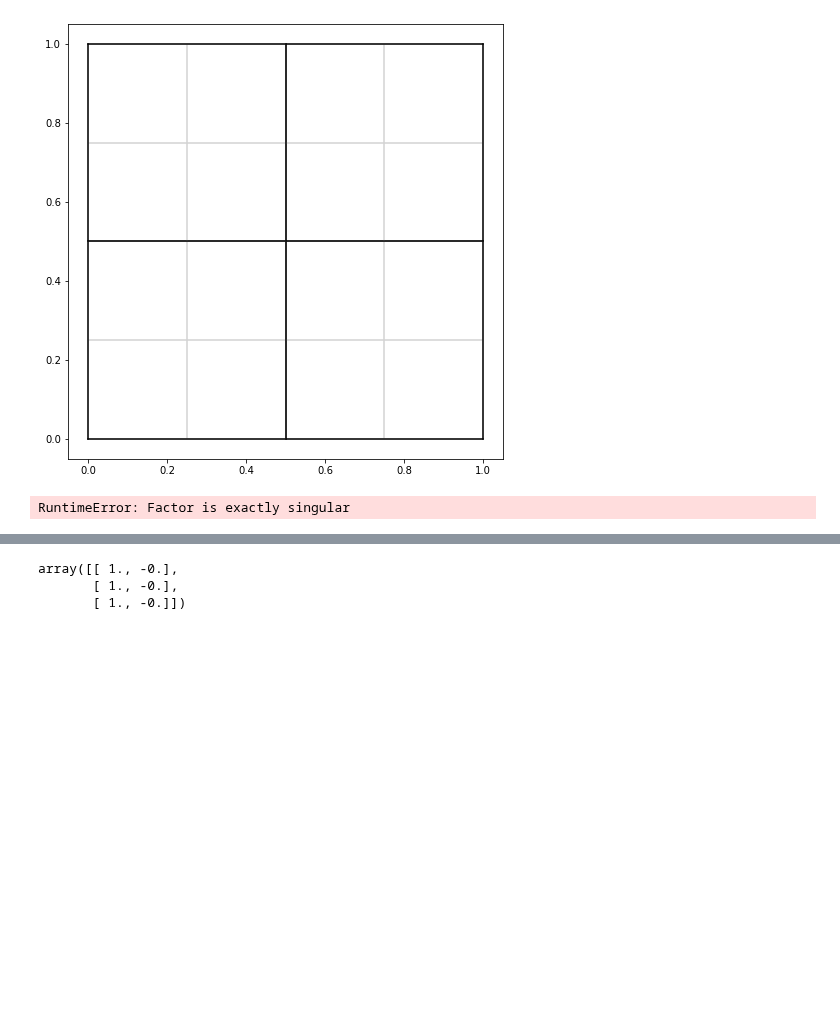
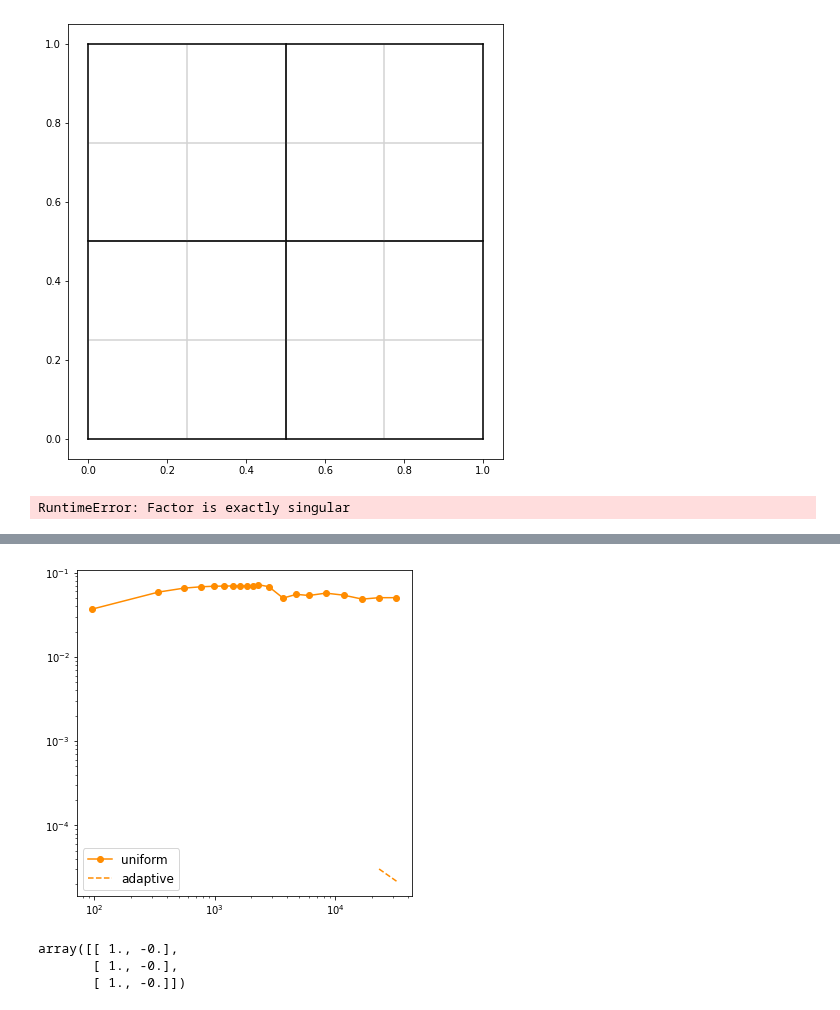
Before and after one commit to c-f-h/pyiga, a Jupyter notebook: notebooks/NewMultipatch.ipynb, the cells around one changed output, grey strips where cells are left out. Saved outputs shown, nothing was run; the diff lists cells and outputs as text; code cells hidden in the pictures; blank space fills up the shorter version.

```diff
--- a/notebooks/NewMultipatch.ipynb
+++ b/notebooks/NewMultipatch.ipynb
@@ -1123,11 +1267,13 @@ plt.show()
 # %%
 plt.figure(figsize=(6,6))
-plt.loglog(numdofs, H1err, 'o-',color='royalblue')
+#plt.loglog(numdofs, H1err, 'o-',color='royalblue')
 plt.loglog(numdofs_a, H1err_a, 'o-',color='darkorange')
-plt.loglog(numdofs[3:5],[0.04/n**(1/3) for n in numdofs[2:4]],linestyle='--',color='royalblue')
+#plt.loglog(numdofs[3:5],[0.04/n**(1/3) for n in numdofs[2:4]],linestyle='--',color='royalblue')
 plt.loglog(numdofs_a[18:22],[0.7/n**(2/2) for n in numdofs_a[18:22]],linestyle='--',color='darkorange')
 plt.legend(['uniform','adaptive','DoFs$^{-1/3}$','DoFs$^{-1}$'],loc='lower left',prop={'size': 12})
 plt.show()
+# %% [output]
+[figure, added]
 # %%
 fig=plt.figure(figsize=(5,5))
 for ((_,geo),_) in M.patches:
```
Also changed, not shown: parts of 19 cells of this notebook.
